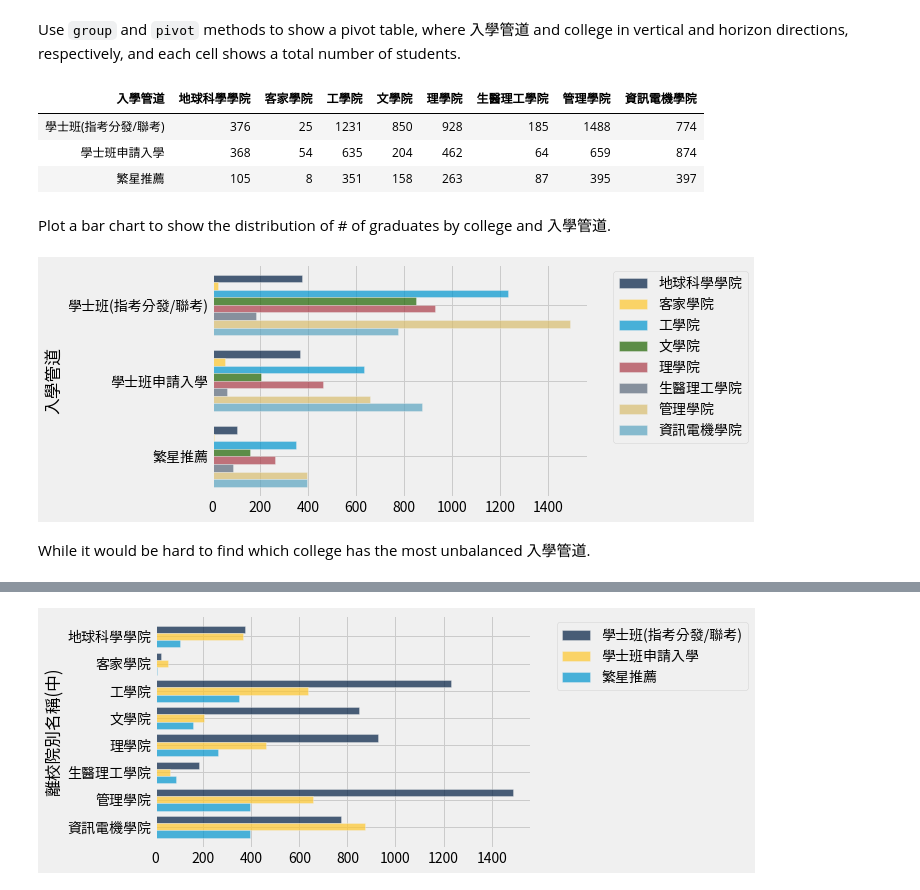
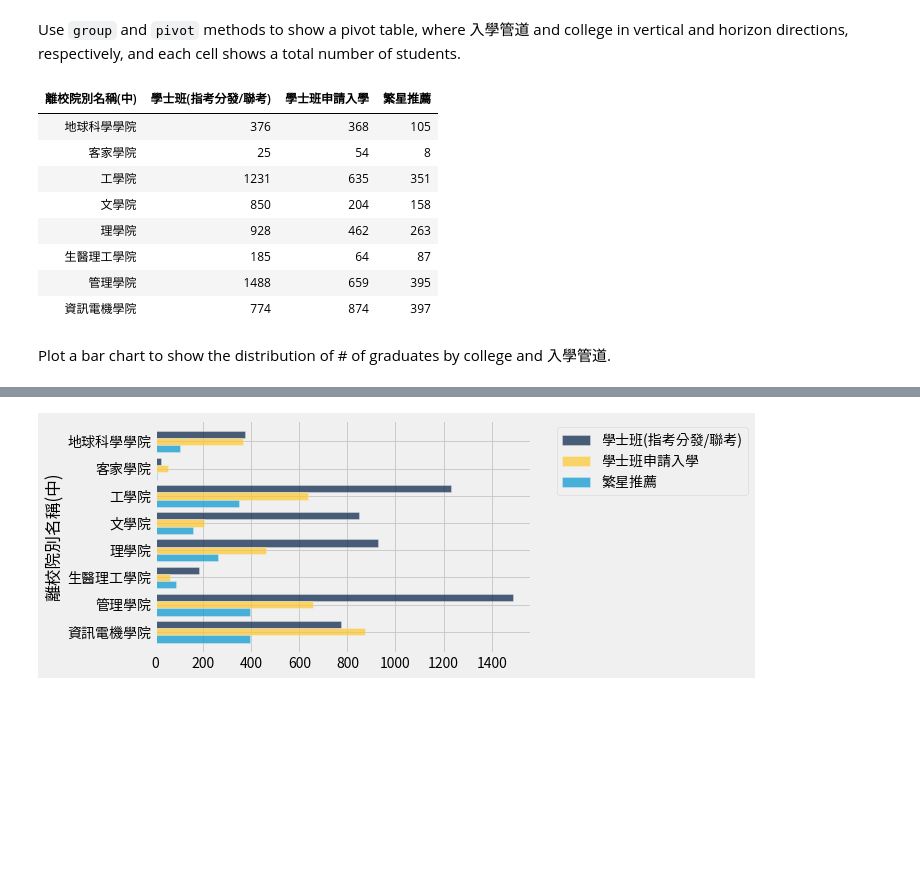
Before and after one commit to xxrjun/intro-to-data-science-fall22, a Jupyter notebook: HW1/HW1-109403019.ipynb, the cells around one changed output, grey strips where cells are left out. Saved outputs shown, nothing was run; the diff lists cells and outputs as text; code cells hidden in the pictures; blank space fills up the shorter version.

```diff
--- a/HW1/HW1-109403019.ipynb
+++ b/HW1/HW1-109403019.ipynb
@@ -232,21 +232,20 @@ Use `group` and `pivot` methods to show a pivot table, where 入學管道 and co
 # %%
 # Get the table
 num_students_group_by_entrance = updated_tbl.group(['入學管道', '離校院別名稱(中)'], sum).select('入學管道', '離校院別名稱(中)' ,'num_students sum')
 
 # Get the pivot table
-pivot_table = num_students_group_by_entrance.pivot(columns='離校院別名稱(中)', rows='入學管道', values='num_students sum', collect=sum)
+pivot_table = num_students_group_by_entrance.pivot(columns='入學管道', rows='離校院別名稱(中)', values='num_students sum', collect=sum)
 
-pivot_table
+pivot_table.show()
 # %% [output]
-| 入學管道 | 地球科學學院 | 客家學院 | 工學院 | 文學院 | 理學院 | 生醫理工學院 | 管理學院 | 資訊電機學院 |
-| 學士班(指考分發/聯考) | 376 | 25 | 1231 | 850 | 928 | 185 | 1488 | 774 |
-| 學士班申請入學 | 368 | 54 | 635 | 204 | 462 | 64 | 659 | 874 |
-| 繁星推薦 | 105 | 8 | 351 | 158 | 263 | 87 | 395 | 397 |
+| 離校院別名稱(中) | 學士班(指考分發/聯考) | 學士班申請入學 | 繁星推薦 |
+| 地球科學學院 | 376 | 368 | 105 |
+| 客家學院 | 25 | 54 | 8 |
+| 工學院 | 1231 | 635 | 351 |
+| 文學院 | 850 | 204 | 158 |
+| 理學院 | 928 | 462 | 263 |
+| 生醫理工學院 | 185 | 64 | 87 |
+| 管理學院 | 1488 | 659 | 395 |
+| 資訊電機學院 | 774 | 874 | 397 |
 # %% [markdown]
 Plot a bar chart to show the distribution of # of graduates by college and 入學管道.
-# %%
-pivot_table.barh('入學管道')
-# %% [output]
-[figure, removed]
-# %% [markdown]
-While it would be hard to find which college has the most unbalanced 入學管道.
```
Also changed, not shown: parts of 6 cells of this notebook, 1 other file.
